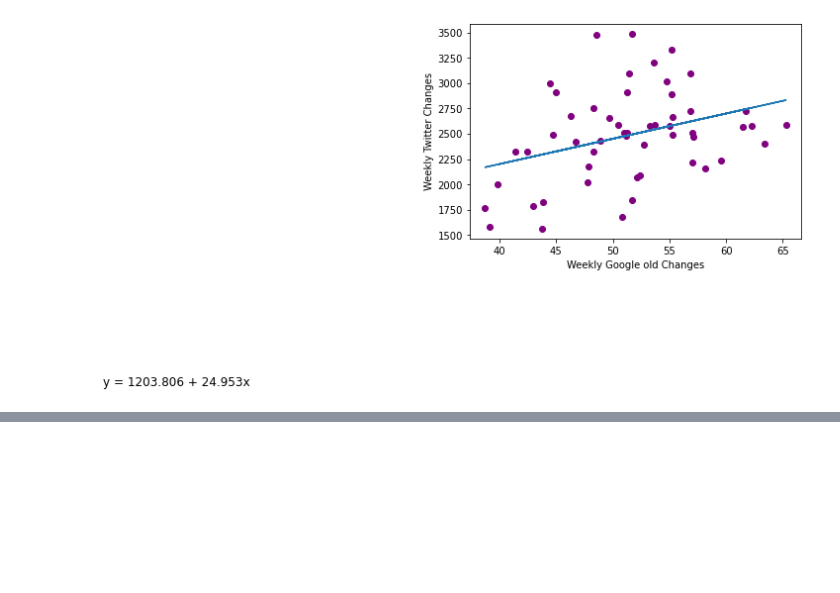
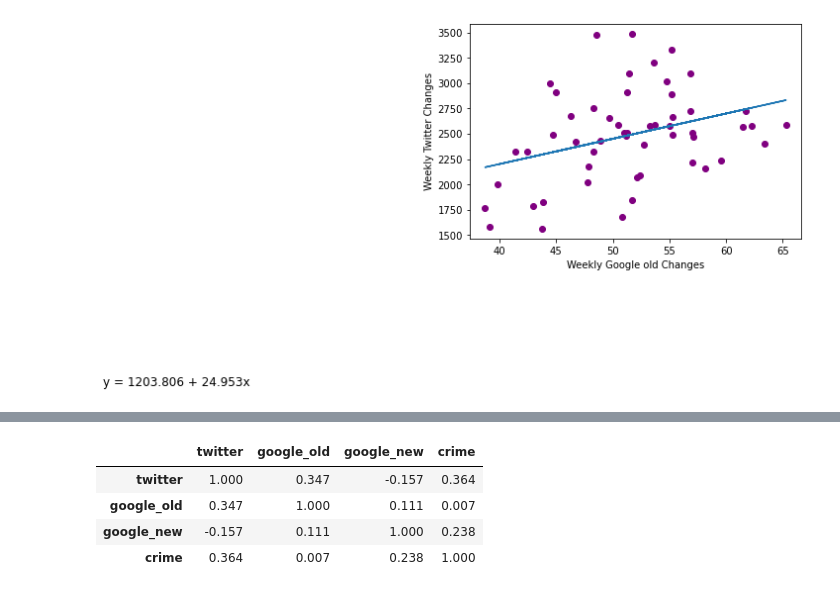
Before and after one commit to macs30200-s23/replication-materials-yuzhouw313, a Jupyter notebook: correlation.ipynb, the cells around one changed output, grey strips where cells are left out. Saved outputs shown, nothing was run; the diff lists cells and outputs as text; code cells hidden in the pictures; blank space fills up the shorter version.

```diff
--- a/correlation.ipynb
+++ b/correlation.ipynb
@@ -705,0 +706,9 @@ Text(0.5, 0, 'Weekly Google old Changes')
+# %%
+pearsoncorr1 = weekly_data.corr(method='pearson')
+pearsoncorr1.round(3)
+# %% [output]
+|  | twitter | google_old | google_new | crime |
+| twitter | 1.000 | 0.347 | -0.157 | 0.364 |
+| google_old | 0.347 | 1.000 | 0.111 | 0.007 |
+| google_new | -0.157 | 0.111 | 1.000 | 0.238 |
+| crime | 0.364 | 0.007 | 0.238 | 1.000 |
```
Also changed, not shown: parts of 20 cells of this notebook, 4 other files.
